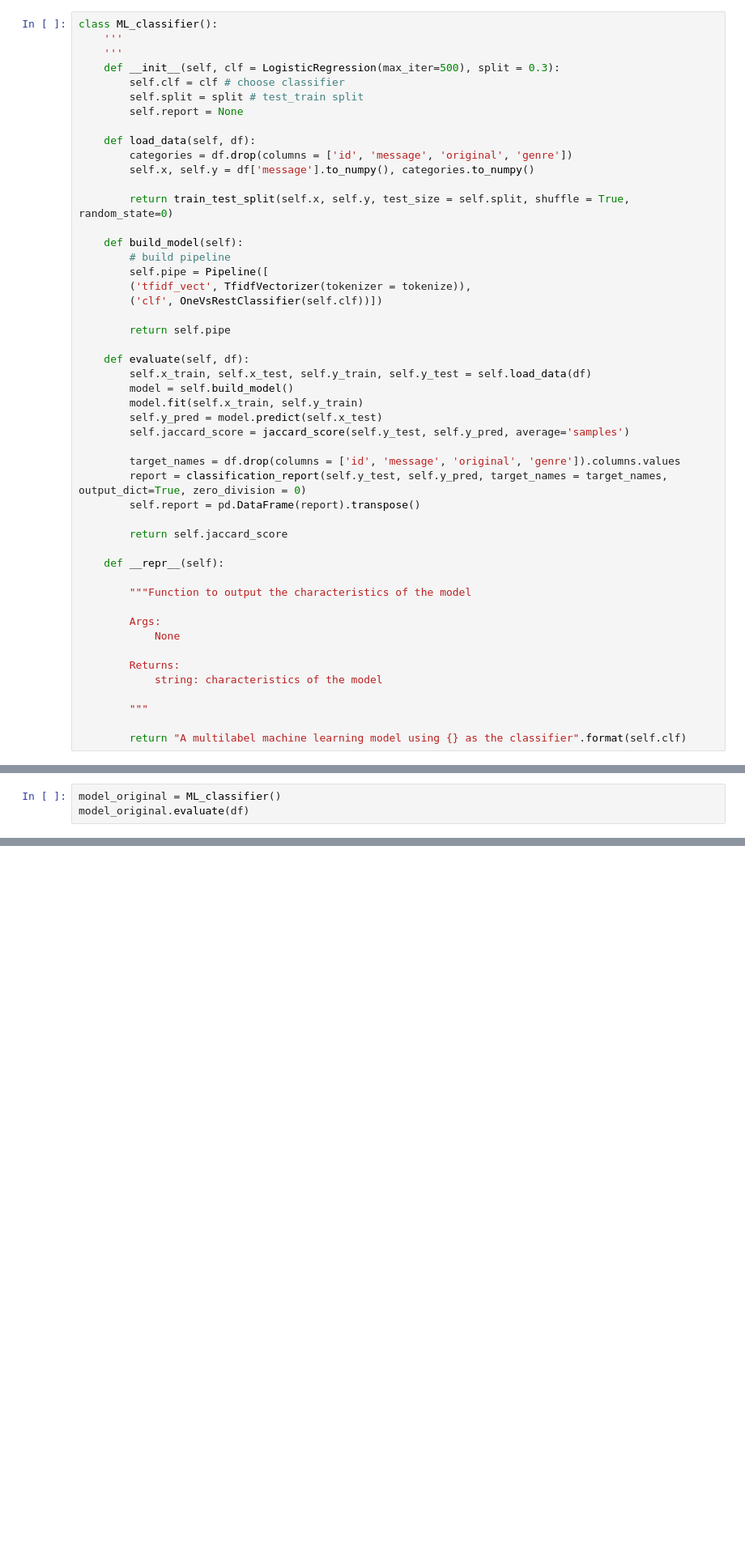
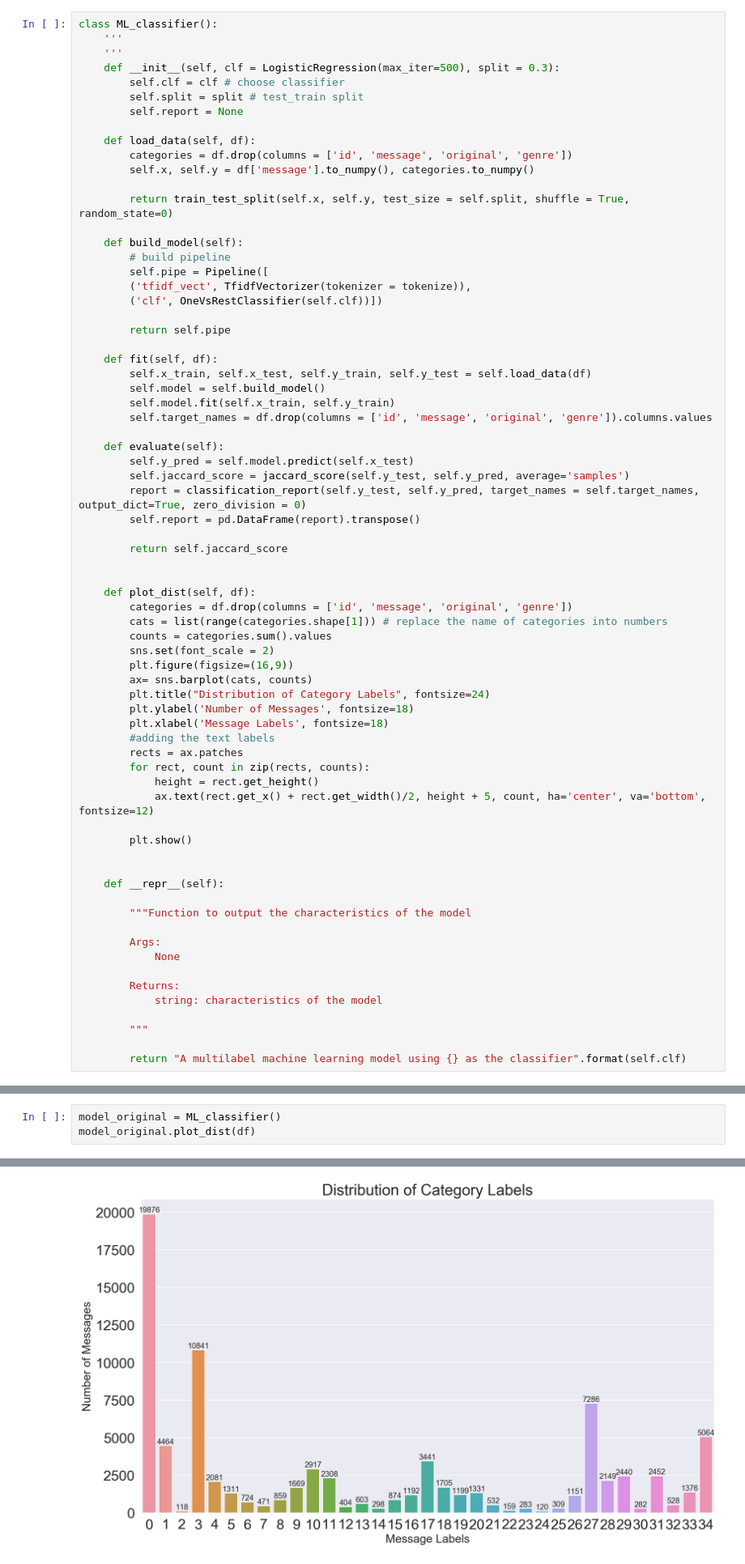
Before and after one commit to suebatista/Disaster-Response-Pipeline-Udacity, a Jupyter notebook: ML Pipeline Preparation.ipynb, the cells around one changed output, grey strips where cells are left out. Shown at 81% size. Cells and saved outputs as stored; diff of their text form; blank space fills up the shorter version.

```diff
--- a/ML Pipeline Preparation.ipynb
+++ b/ML Pipeline Preparation.ipynb
@@ -231,18 +220,39 @@ class ML_classifier():
 
         return self.pipe
 
-    def evaluate(self, df):
+    def fit(self, df):
         self.x_train, self.x_test, self.y_train, self.y_test = self.load_data(df)
-        model = self.build_model()
-        model.fit(self.x_train, self.y_train)
-        self.y_pred = model.predict(self.x_test)
+        self.model = self.build_model()
+        self.model.fit(self.x_train, self.y_train)
+        self.target_names = df.drop(columns = ['id', 'message', 'original', 'genre']).columns.values
+
+    def evaluate(self):
+        self.y_pred = self.model.predict(self.x_test)
         self.jaccard_score = jaccard_score(self.y_test, self.y_pred, average='samples')
-
-        target_names = df.drop(columns = ['id', 'message', 'original', 'genre']).columns.values
-        report = classification_report(self.y_test, self.y_pred, target_names = target_names, output_dict=True, zero_division = 0)
+        report = classification_report(self.y_test, self.y_pred, target_names = self.target_names, output_dict=True, zero_division = 0)
         self.report = pd.DataFrame(report).transpose()
 
         return self.jaccard_score
+
+
+    def plot_dist(self, df):
+        categories = df.drop(columns = ['id', 'message', 'original', 'genre'])
+        cats = list(range(categories.shape[1])) # replace the name of categories into numbers
+        counts = categories.sum().values
+        sns.set(font_scale = 2)
+        plt.figure(figsize=(16,9))
+        ax= sns.barplot(cats, counts)
+        plt.title("Distribution of Category Labels", fontsize=24)
+        plt.ylabel('Number of Messages', fontsize=18)
+        plt.xlabel('Message Labels', fontsize=18)
+        #adding the text labels
+        rects = ax.patches
+        for rect, count in zip(rects, counts):
+            height = rect.get_height()
+            ax.text(rect.get_x() + rect.get_width()/2, height + 5, count, ha='center', va='bottom', fontsize=12)
+
+        plt.show()
+
 
     def __repr__(self):
 
@@ -260,4 +299,4 @@ class ML_classifier():
 # %%
 model_original = ML_classifier()
-model_original.evaluate(df)
+model_original.plot_dist(df)
 # %% [output]
@@ -265 +303,2 @@ model_original.evaluate(df)
+[figure, added]
 # %%
```
Also changed, not shown: parts of 36 cells of this notebook, 1 other file.
